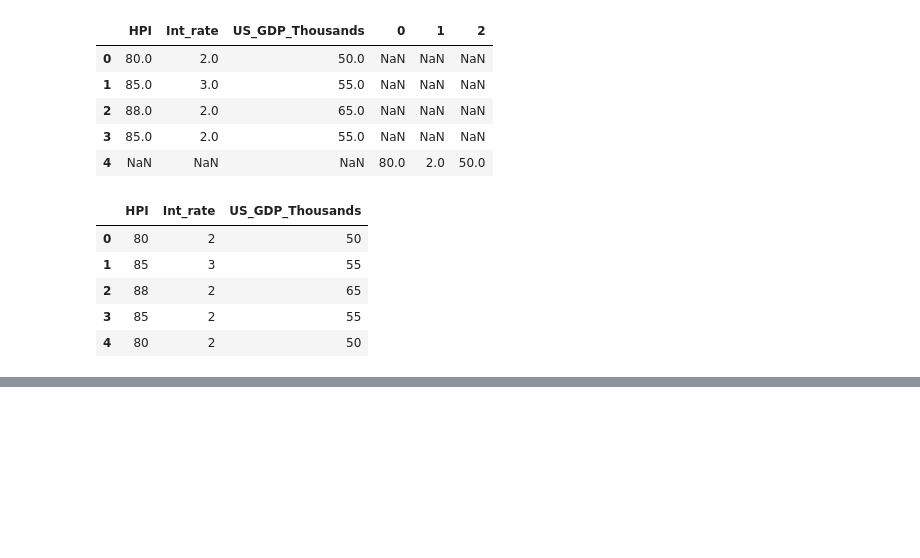
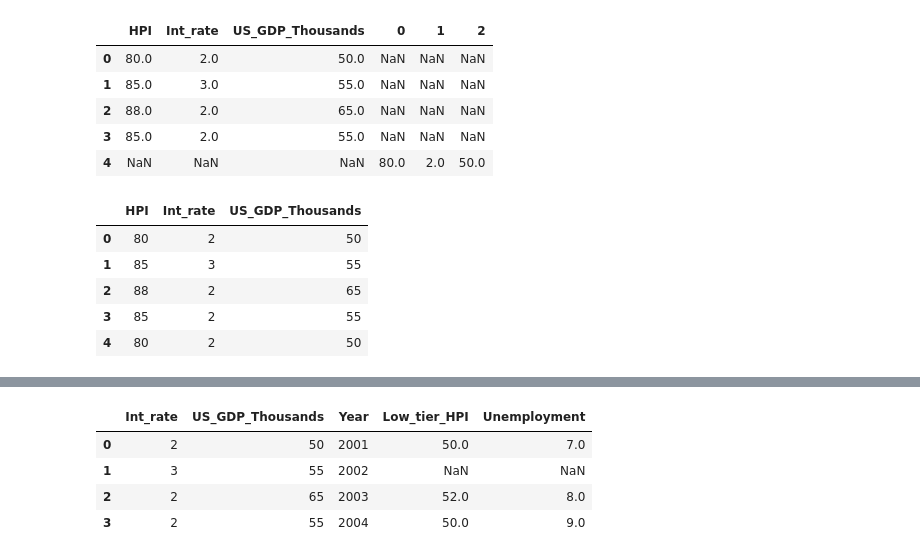
Before and after one commit to suriyadeepan/pandas, a Jupyter notebook: notebooks/Data Analysis with Python and Pandas Tutorial.ipynb, the cells around one changed output, grey strips where cells are left out. Cells and saved outputs as stored; diff of their text form; code cells hidden in the pictures; blank space fills up the shorter version.

```diff
--- a/notebooks/Data Analysis with Python and Pandas Tutorial.ipynb
+++ b/notebooks/Data Analysis with Python and Pandas Tutorial.ipynb
@@ -420,0 +496,8 @@ df4
+# %%
+pd.merge(df1,df2, on = 'Year', how='left')
+# %% [output]
+|  | Int_rate | US_GDP_Thousands | Year | Low_tier_HPI | Unemployment |
+| 0 | 2 | 50 | 2001 | 50.0 | 7.0 |
+| 1 | 3 | 55 | 2002 | NaN | NaN |
+| 2 | 2 | 65 | 2003 | 52.0 | 8.0 |
+| 3 | 2 | 55 | 2004 | 50.0 | 9.0 |
```
Also changed, not shown: parts of 18 cells of this notebook.
